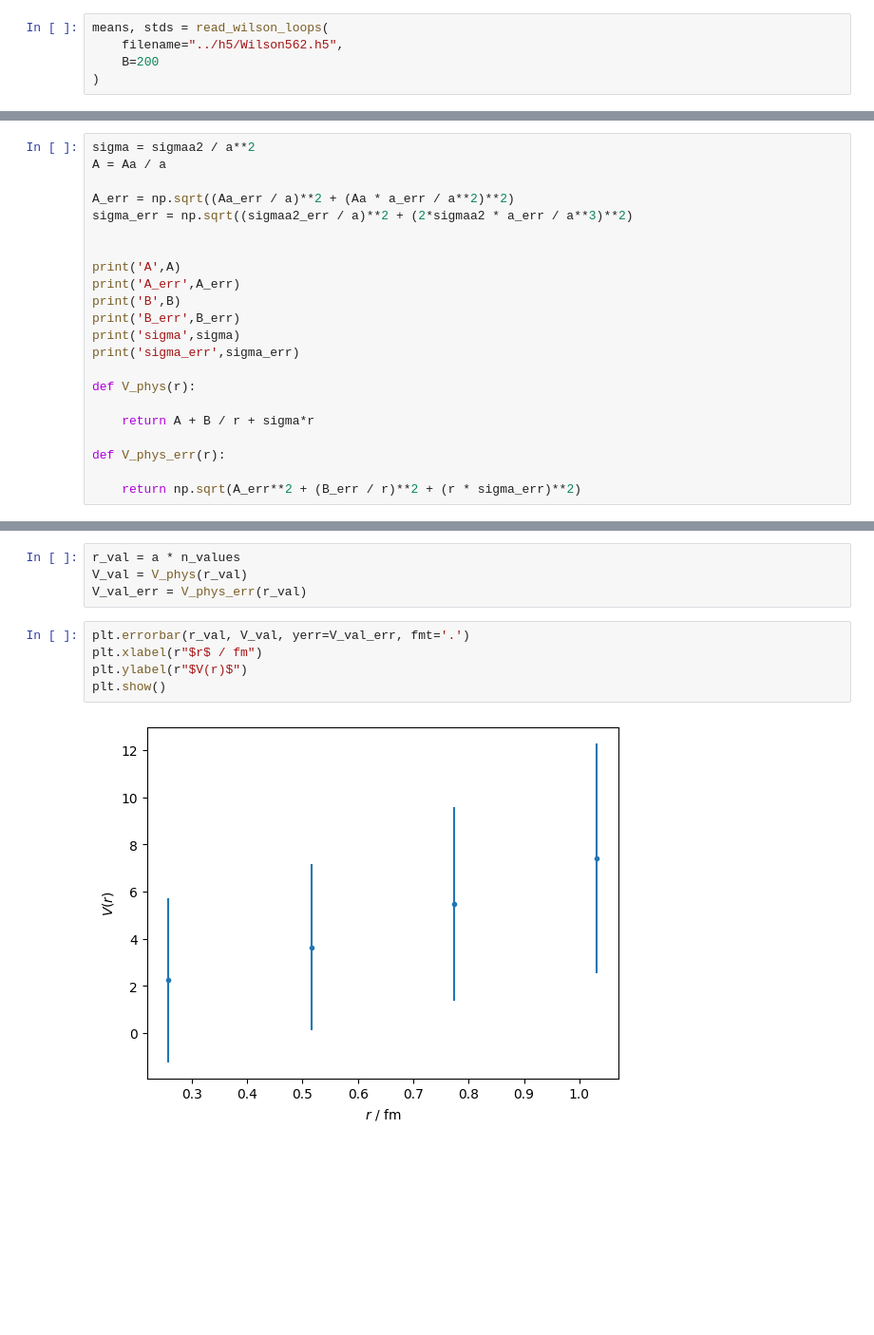
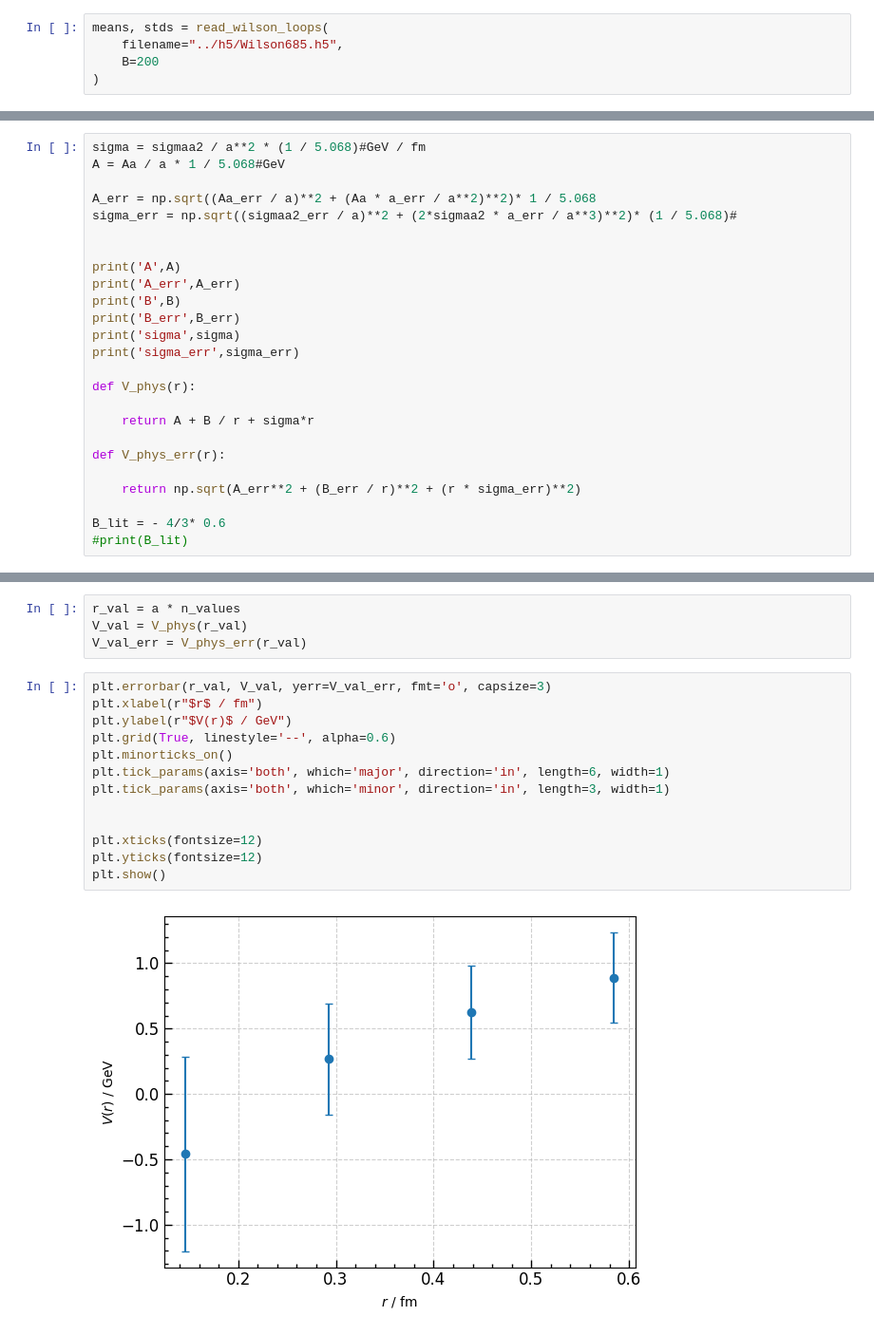
Before and after one commit to bordste1nkante/QuarkNichtDasEssen, a Jupyter notebook: Analysis/WilsonAndPolyakovrichtig.ipynb, the cells around one changed output, grey strips where cells are left out. Shown at 95% size. Drawn from its saved outputs; the diff is of its cells as text; blank space fills up the shorter version.

Commit message:
final version for the Wilson loop analysis

```diff
--- a/Analysis/WilsonAndPolyakovrichtig.ipynb
+++ b/Analysis/WilsonAndPolyakovrichtig.ipynb
@@ -74,7 +74,7 @@ def read_wilson_loops(filename, B, path = "Configuration", data_name = "loops"):
     return np.array(means), np.array(stds)
 # %%
 means, stds = read_wilson_loops(
-    filename="../h5/Wilson562.h5",
+    filename="../h5/Wilson685.h5",
     B=200
 )
 # %%
@@ -319,11 +335,11 @@ a_err 0.06099548339083495
 # %% [markdown]
 ### Get the potential $V(r)$
 # %%
-sigma = sigmaa2 / a**2
-A = Aa / a
+sigma = sigmaa2 / a**2 * (1 / 5.068)#GeV / fm
+A = Aa / a * 1 / 5.068#GeV
 
-A_err = np.sqrt((Aa_err / a)**2 + (Aa * a_err / a**2)**2)
-sigma_err = np.sqrt((sigmaa2_err / a)**2 + (2*sigmaa2 * a_err / a**3)**2)
+A_err = np.sqrt((Aa_err / a)**2 + (Aa * a_err / a**2)**2)* 1 / 5.068
+sigma_err = np.sqrt((sigmaa2_err / a)**2 + (2*sigmaa2 * a_err / a**3)**2)* (1 / 5.068)#
 
 
 print('A',A)
@@ -340,4 +356,7 @@ def V_phys(r):
 def V_phys_err(r):
 
     return np.sqrt(A_err**2 + (B_err / r)**2 + (r * sigma_err)**2)
+
+B_lit = - 4/3* 0.6
+#print(B_lit)
 # %% [output]
@@ -352,9 +371,17 @@ r_val = a * n_values
 V_val = V_phys(r_val)
 V_val_err = V_phys_err(r_val)
 # %%
-plt.errorbar(r_val, V_val, yerr=V_val_err, fmt='.')
+plt.errorbar(r_val, V_val, yerr=V_val_err, fmt='o', capsize=3)
 plt.xlabel(r"$r$ / fm")
-plt.ylabel(r"$V(r)$")
+plt.ylabel(r"$V(r)$ / GeV")
+plt.grid(True, linestyle='--', alpha=0.6)
+plt.minorticks_on()
+plt.tick_params(axis='both', which='major', direction='in', length=6, width=1)
+plt.tick_params(axis='both', which='minor', direction='in', length=3, width=1)
+
+
+plt.xticks(fontsize=12)
+plt.yticks(fontsize=12)
 plt.show()
 # %% [output]
-[figure, old version]
+[figure, new version]
```
Also changed, not shown: parts of 10 cells of this notebook, 28 other files.
